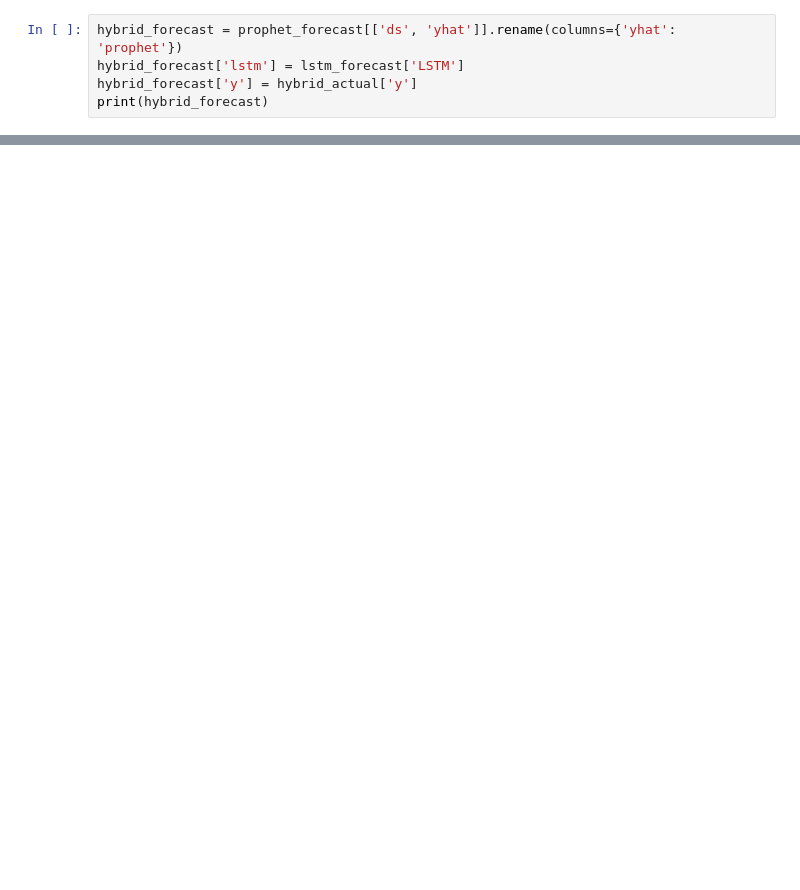
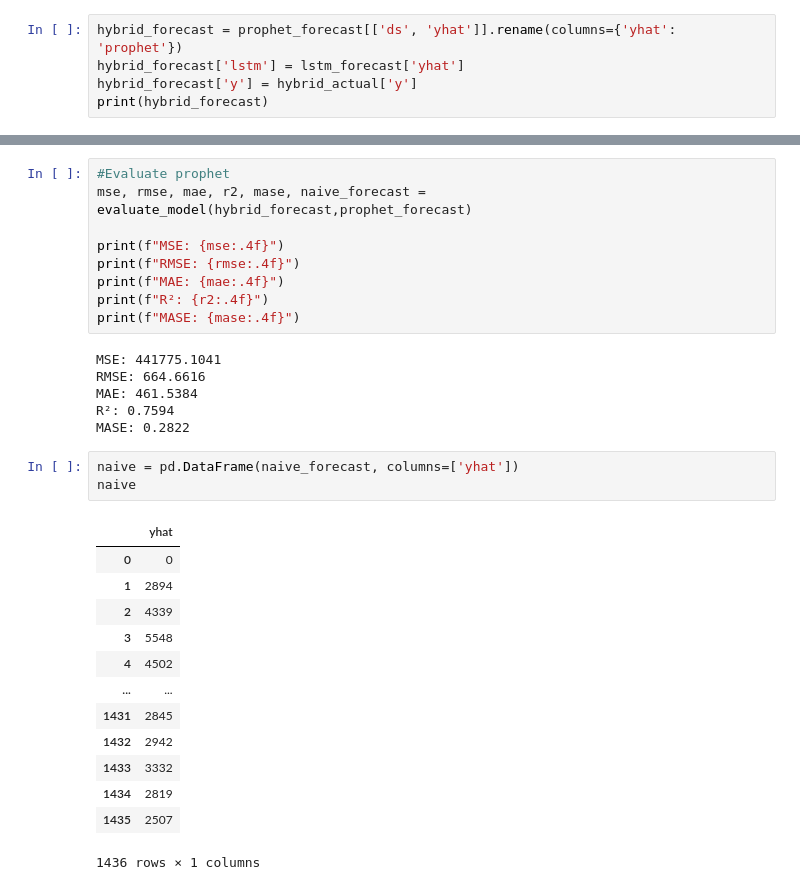
Before and after one commit to fdemberga2/Hoshino, a Jupyter notebook: Hybrid Model/hybrid2.ipynb, the cells around one changed output, grey strips where cells are left out. Cells and saved outputs as stored; diff of their text form; blank space fills up the shorter version.

```diff
--- a/Hybrid Model/hybrid2.ipynb
+++ b/Hybrid Model/hybrid2.ipynb
@@ -380,6 +365,6 @@ print(prophet_forecast)
 # %%
 hybrid_forecast = prophet_forecast[['ds', 'yhat']].rename(columns={'yhat': 'prophet'})
-hybrid_forecast['lstm'] = lstm_forecast['LSTM']
+hybrid_forecast['lstm'] = lstm_forecast['yhat']
 hybrid_forecast['y'] = hybrid_actual['y']
 print(hybrid_forecast)
 # %% [output]
@@ -398,2 +383,34 @@ print(hybrid_forecast)
 
 [1460 rows x 4 columns]
+# %%
+#Evaluate prophet
+mse, rmse, mae, r2, mase, naive_forecast = evaluate_model(hybrid_forecast,prophet_forecast)
+
+print(f"MSE: {mse:.4f}")
+print(f"RMSE: {rmse:.4f}")
+print(f"MAE: {mae:.4f}")
+print(f"R²: {r2:.4f}")
+print(f"MASE: {mase:.4f}")
+# %% [output]
+MSE: 441775.1041
+RMSE: 664.6616
+MAE: 461.5384
+R²: 0.7594
+MASE: 0.2822
+# %%
+naive = pd.DataFrame(naive_forecast, columns=['yhat'])
+naive
+# %% [output]
+|  | yhat |
+| 0 | 0 |
+| 1 | 2894 |
+| 2 | 4339 |
+| 3 | 5548 |
+| 4 | 4502 |
+| ... | ... |
+| 1431 | 2845 |
+| 1432 | 2942 |
+| 1433 | 3332 |
+| 1434 | 2819 |
+| 1435 | 2507 |
+1436 rows × 1 columns
```
Also changed, not shown: parts of 10 cells of this notebook.
